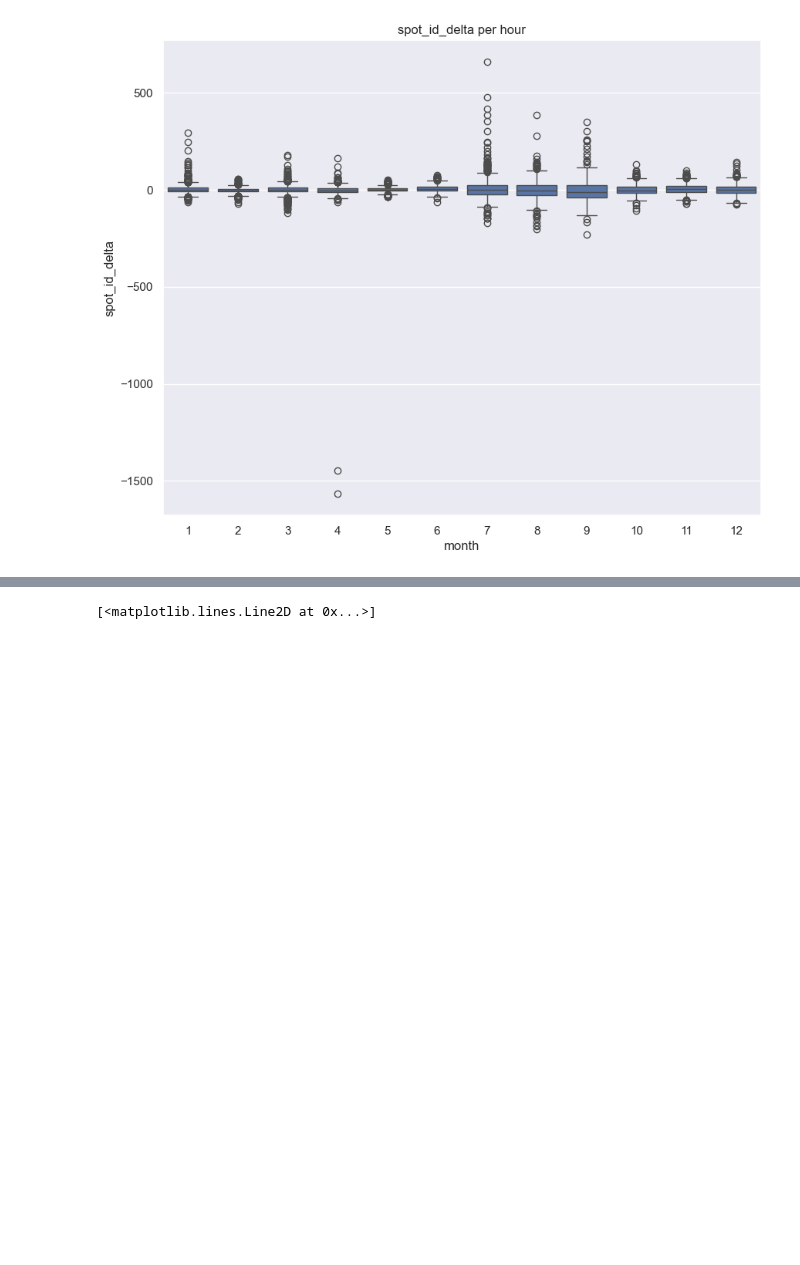
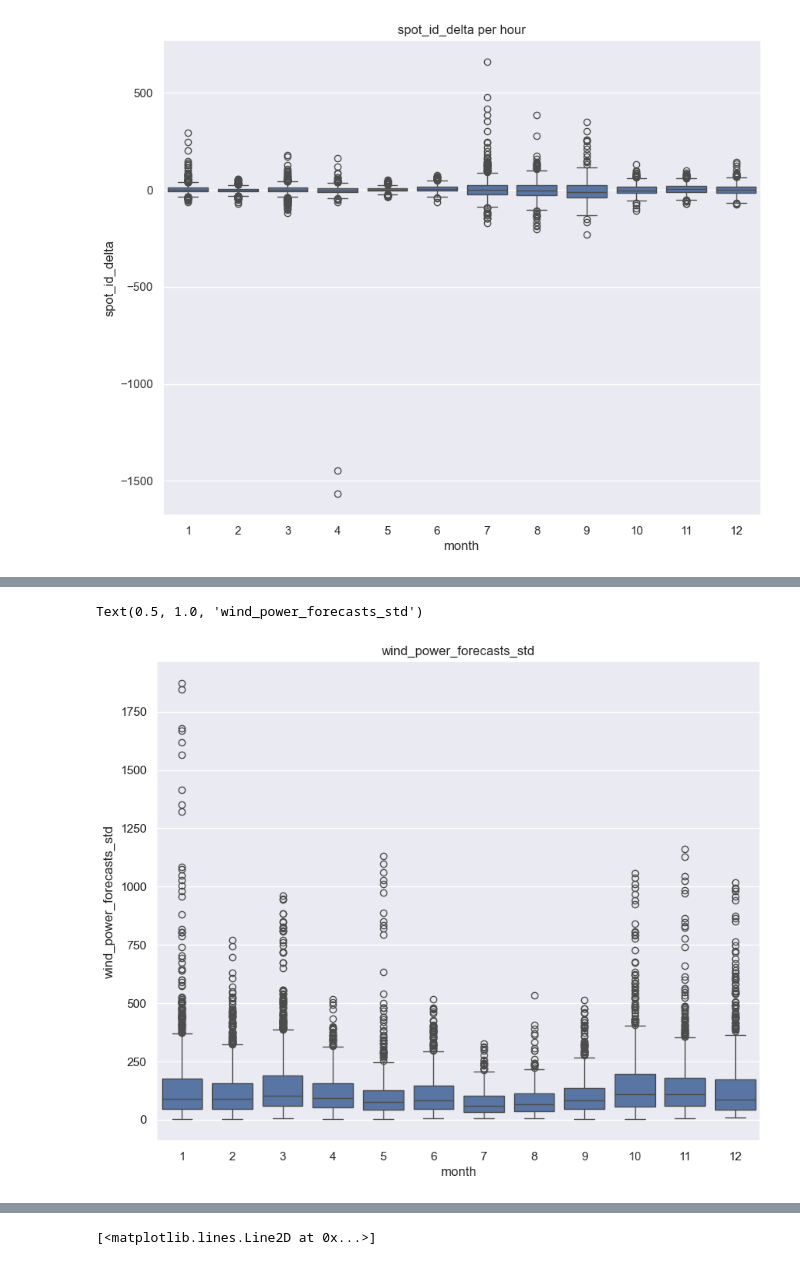
Before and after one commit to JonasBlx/elmy, a Jupyter notebook: notebooks/enrich_and_visualize_data.ipynb, the cells around one changed output, grey strips where cells are left out. Saved outputs shown, nothing was run; the diff lists cells and outputs as text; code cells hidden in the pictures; blank space fills up the shorter version.

```diff
--- a/notebooks/enrich_and_visualize_data.ipynb
+++ b/notebooks/enrich_and_visualize_data.ipynb
@@ -284,0 +313,11 @@ Text(0.5, 1.0, 'spot_id_delta per hour')
+# %%
+import matplotlib.pyplot as plt
+import seaborn as sns
+
+# Assuming X_train_preprocessed is your DataFrame and it contains 'month' and 'spot_id_delta' columns
+fig, ax = plt.subplots(figsize=(10, 8))
+sns.boxplot(data=X_train_preprocessed, x="month", y='wind_power_forecasts_std')
+ax.set_title('wind_power_forecasts_std')
+# %% [output]
+Text(0.5, 1.0, 'wind_power_forecasts_std')
+[figure, added]
```
Also changed, not shown: parts of 8 cells of this notebook, 1 other file.
